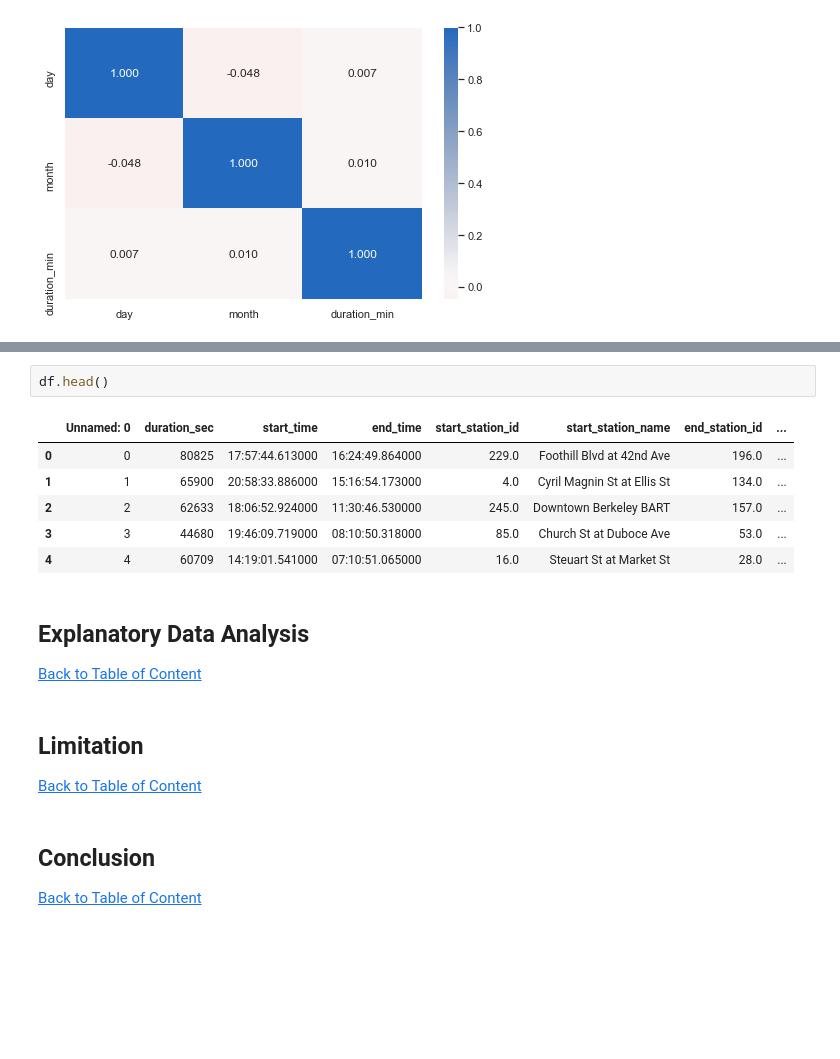
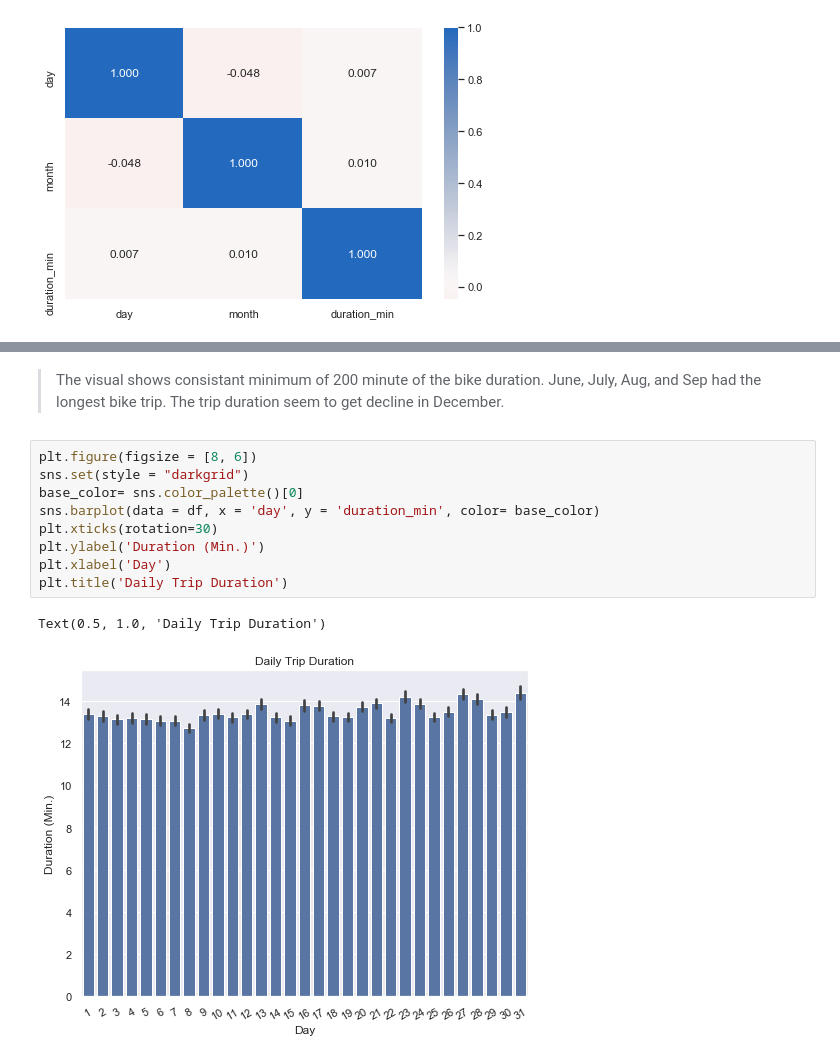
Before and after one commit to isaphu/Data-Visualization-of-Ford-Gobike-2019, a Jupyter notebook: 2019_Ford_Gobike_Bike_Wheel_Data_Visualization.ipynb, the cells around one changed output, grey strips where cells are left out. Drawn from its saved outputs; the diff is of its cells as text; blank space fills up the shorter version.

```diff
--- a/2019_Ford_Gobike_Bike_Wheel_Data_Visualization.ipynb
+++ b/2019_Ford_Gobike_Bike_Wheel_Data_Visualization.ipynb
@@ -267,21 +266,14 @@ plt.ylabel('Trip(Minutes)');
-# %%
-df.head()
-# %% [output]
-|  | Unnamed: 0 | duration_sec | start_time | end_time | start_station_id | start_station_name | end_station_id | ... |
-| 0 | 0 | 80825 | 17:57:44.613000 | 16:24:49.864000 | 229.0 | Foothill Blvd at 42nd Ave | 196.0 | ... |
-| 1 | 1 | 65900 | 20:58:33.886000 | 15:16:54.173000 | 4.0 | Cyril Magnin St at Ellis St | 134.0 | ... |
-| 2 | 2 | 62633 | 18:06:52.924000 | 11:30:46.530000 | 245.0 | Downtown Berkeley BART | 157.0 | ... |
-| 3 | 3 | 44680 | 19:46:09.719000 | 08:10:50.318000 | 85.0 | Church St at Duboce Ave | 53.0 | ... |
-| 4 | 4 | 60709 | 14:19:01.541000 | 07:10:51.065000 | 16.0 | Steuart St at Market St | 28.0 | ... |
-# %% [markdown]
-<a id='edas'></a>
-## Explanatory Data Analysis
-<a href="#top">Back to Table of Content</a>
-# %% [markdown]
-<a id='limit'></a>
-## Limitation
-<a href="#top">Back to Table of Content</a>
-# %% [markdown]
-<a id='conclu'></a>
-## Conclusion
-<a href="#top">Back to Table of Content</a>
+# %% [markdown]
+> The visual shows consistant minimum of 200 minute of the bike duration. June, July, Aug, and Sep had the longest bike trip. The trip duration seem to get decline in December.
+# %%
+plt.figure(figsize = [8, 6])
+sns.set(style = "darkgrid")
+base_color= sns.color_palette()[0]
+sns.barplot(data = df, x = 'day', y = 'duration_min', color= base_color)
+plt.xticks(rotation=30)
+plt.ylabel('Duration (Min.)')
+plt.xlabel('Day')
+plt.title('Daily Trip Duration')
+# %% [output]
+Text(0.5, 1.0, 'Daily Trip Duration')
+[figure, added]
```
Also changed, not shown: parts of 17 cells of this notebook.
